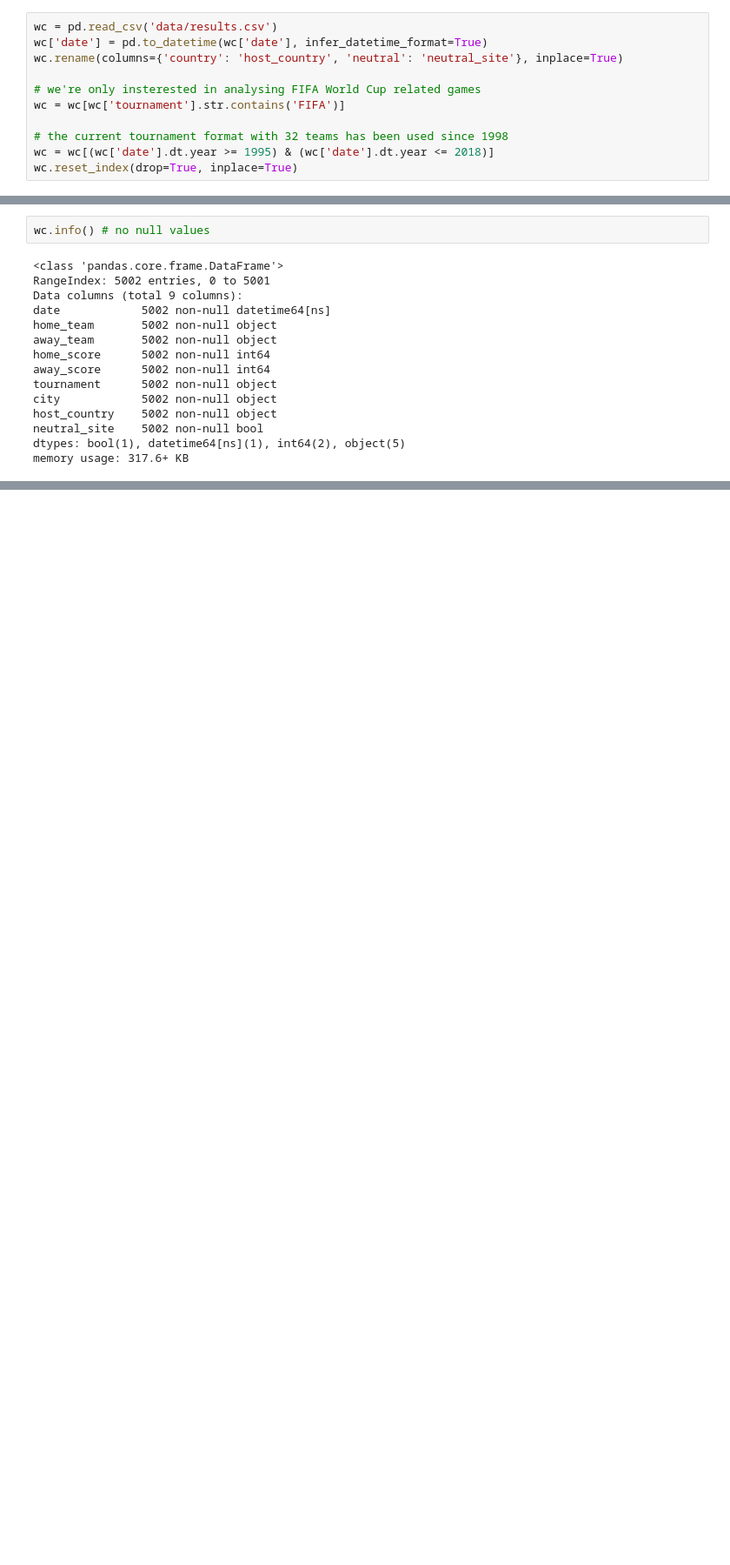
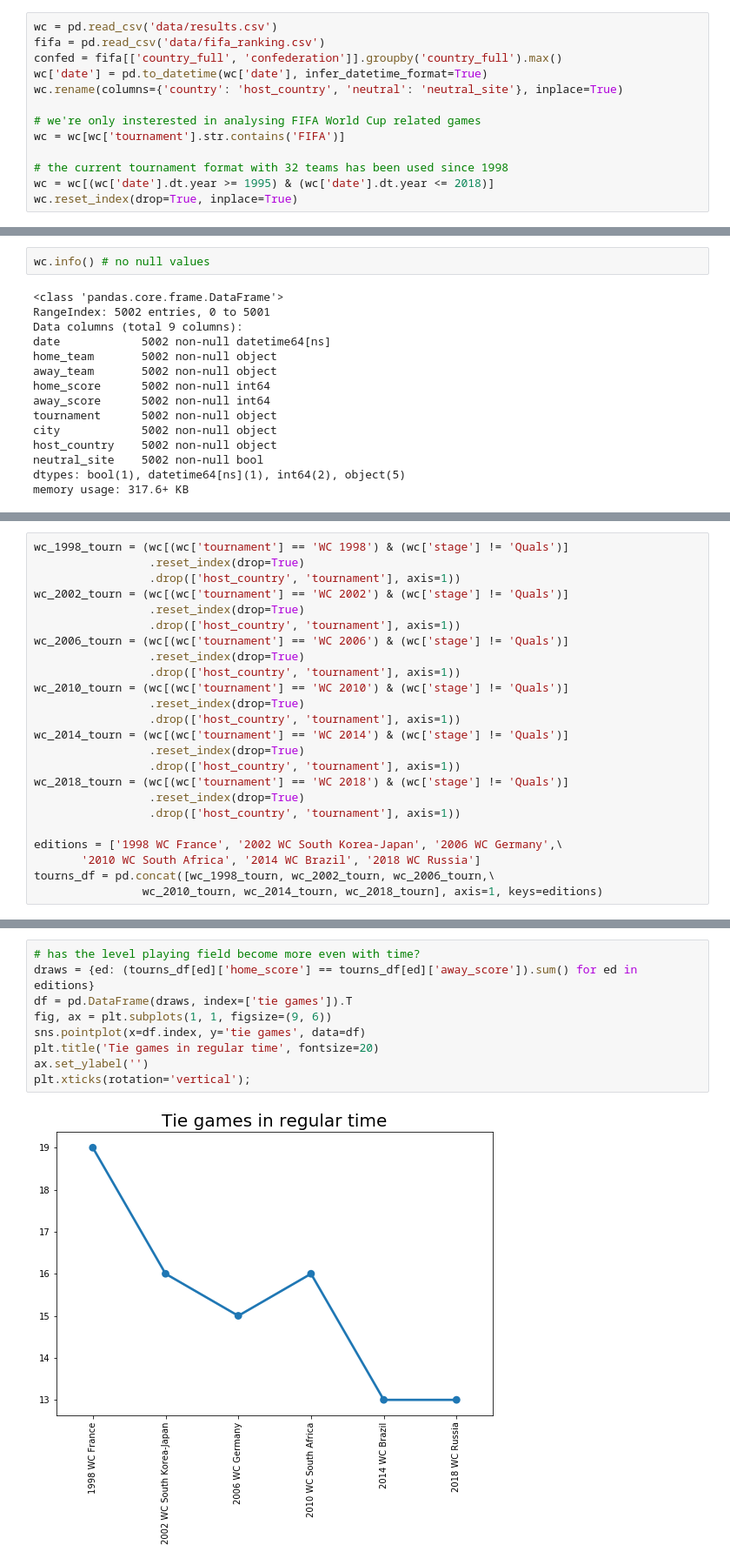
Before and after one commit to jeffc00/international-football-results, a Jupyter notebook: international-football-results.ipynb, the cells around one changed output, grey strips where cells are left out. Shown at 87% size. Cells and saved outputs as stored; diff of their text form; blank space fills up the shorter version.

```diff
--- a/international-football-results.ipynb
+++ b/international-football-results.ipynb
@@ -18,5 +21,7 @@ warnings.filterwarnings('ignore')
 # %%
 wc = pd.read_csv('data/results.csv')
+fifa = pd.read_csv('data/fifa_ranking.csv')
+confed = fifa[['country_full', 'confederation']].groupby('country_full').max()
 wc['date'] = pd.to_datetime(wc['date'], infer_datetime_format=True)
 wc.rename(columns={'country': 'host_country', 'neutral': 'neutral_site'}, inplace=True)
 
@@ -158 +193,25 @@ display(wc.tail())
+# %%
+wc_1998_tourn = (wc[(wc['tournament'] == 'WC 1998') & (wc['stage'] != 'Quals')]
+                 .reset_index(drop=True)
+                 .drop(['host_country', 'tournament'], axis=1))
+wc_2002_tourn = (wc[(wc['tournament'] == 'WC 2002') & (wc['stage'] != 'Quals')]
+                 .reset_index(drop=True)
+                 .drop(['host_country', 'tournament'], axis=1))
+wc_2006_tourn = (wc[(wc['tournament'] == 'WC 2006') & (wc['stage'] != 'Quals')]
+                 .reset_index(drop=True)
+                 .drop(['host_country', 'tournament'], axis=1))
+wc_2010_tourn = (wc[(wc['tournament'] == 'WC 2010') & (wc['stage'] != 'Quals')]
+                 .reset_index(drop=True)
+                 .drop(['host_country', 'tournament'], axis=1))
+wc_2014_tourn = (wc[(wc['tournament'] == 'WC 2014') & (wc['stage'] != 'Quals')]
+                 .reset_index(drop=True)
+                 .drop(['host_country', 'tournament'], axis=1))
+wc_2018_tourn = (wc[(wc['tournament'] == 'WC 2018') & (wc['stage'] != 'Quals')]
+                 .reset_index(drop=True)
+                 .drop(['host_country', 'tournament'], axis=1))
+
+editions = ['1998 WC France', '2002 WC South Korea-Japan', '2006 WC Germany',\
+       '2010 WC South Africa', '2014 WC Brazil', '2018 WC Russia']
+tourns_df = pd.concat([wc_1998_tourn, wc_2002_tourn, wc_2006_tourn,\
+                wc_2010_tourn, wc_2014_tourn, wc_2018_tourn], axis=1, keys=editions)
 # %% [markdown]
@@ -159,0 +219,11 @@ display(wc.tail())
+# %%
+# has the level playing field become more even with time?
+draws = {ed: (tourns_df[ed]['home_score'] == tourns_df[ed]['away_score']).sum() for ed in editions}
+df = pd.DataFrame(draws, index=['tie games']).T
+fig, ax = plt.subplots(1, 1, figsize=(9, 6))
+sns.pointplot(x=df.index, y='tie games', data=df)
+plt.title('Tie games in regular time', fontsize=20)
+ax.set_ylabel('')
+plt.xticks(rotation='vertical');
+# %% [output]
+[figure, added]
```
Also changed, not shown: parts of 31 cells of this notebook, 8 other files.
